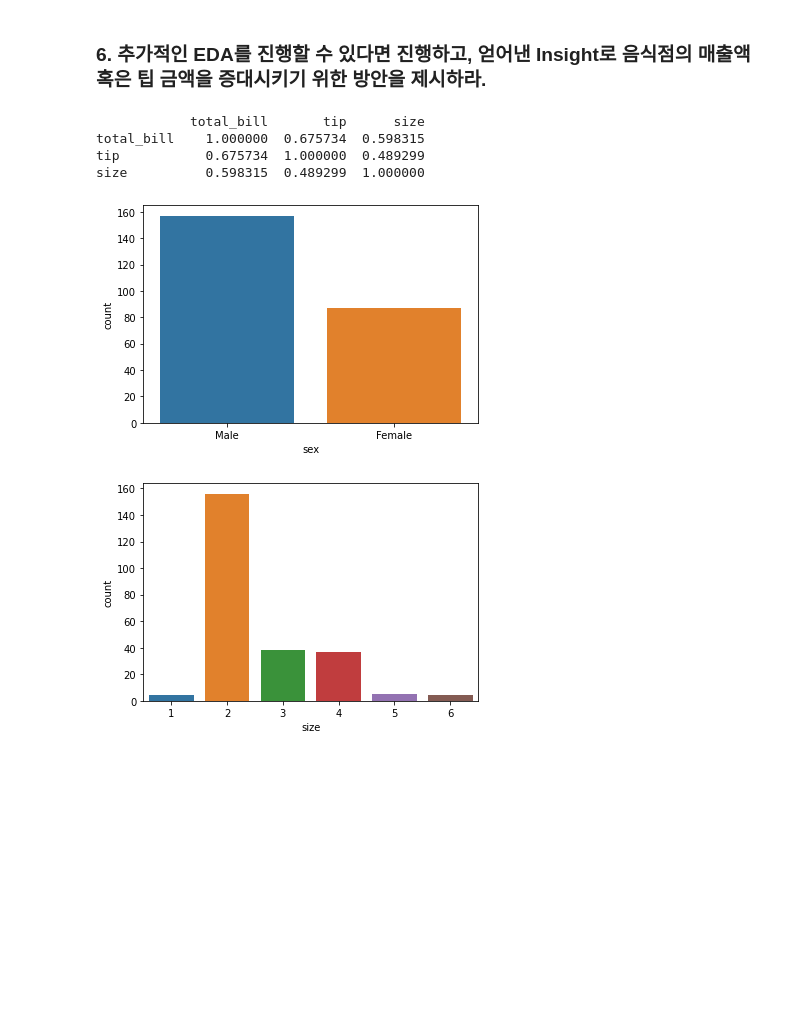
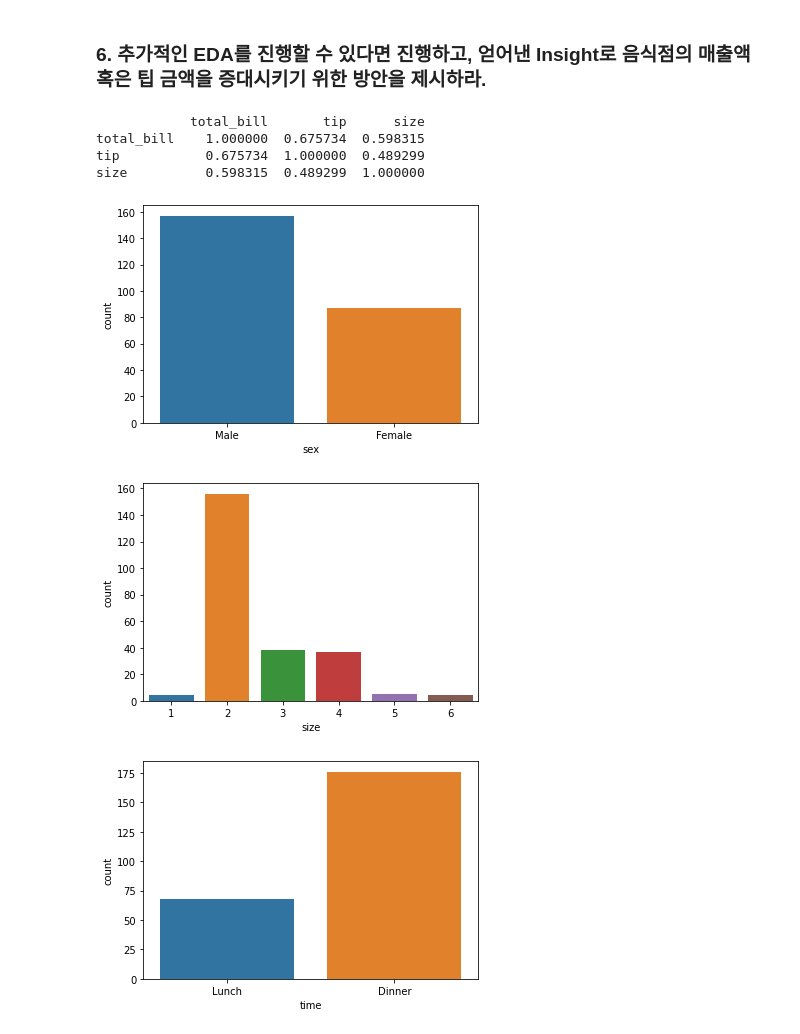
Before and after one commit to SEUNGYEOPOH/Python_breakers_RP, a Jupyter notebook: quest5.ipynb, the cells around one changed output. Drawn from its saved outputs; the diff is of its cells as text; code cells hidden in the pictures; blank space fills up the shorter version.

```diff
--- a/quest5.ipynb
+++ b/quest5.ipynb
@@ -87,16 +87,19 @@ sns.pairplot(tips_dataframe,vars=["size","total_bill","tip"], hue="sex" ) # pair
 # %%
 print(tips_dataframe.corr(),"\n") # 상관분석을 통해 상관관계 분석.
 sns.countplot(x='sex', data=tips_dataframe) # countplot을 통하여 남성과 여성 중 어떤 성별이 더 많이 이용하며 tip의 발생횟수가 많은지 시각적으로 표현
 plt.show()
 sns.countplot(x='size', data=tips_dataframe) # countplot을 통하여 이 식당에 몇명의 고객이 자주 이용하는지 확인.
 plt.show()
+sns.countplot(x="time", data=tips_dataframe) # countplot을 통하여 이 식당에 어느 시간대에 자주 이용하는지 확인.
+plt.show()
 # %% [output]
             total_bill       tip      size
 total_bill    1.000000  0.675734  0.598315
 tip           0.675734  1.000000  0.489299
 size          0.598315  0.489299  1.000000
 [figure]
 [figure]
+[figure, added]
 # %% [markdown]
 ## 매출액과 팁 증대 방안
 ### 1. 잠재고객층(여성) 유도
```
Also changed, not shown: parts of 1 cell of this notebook.
